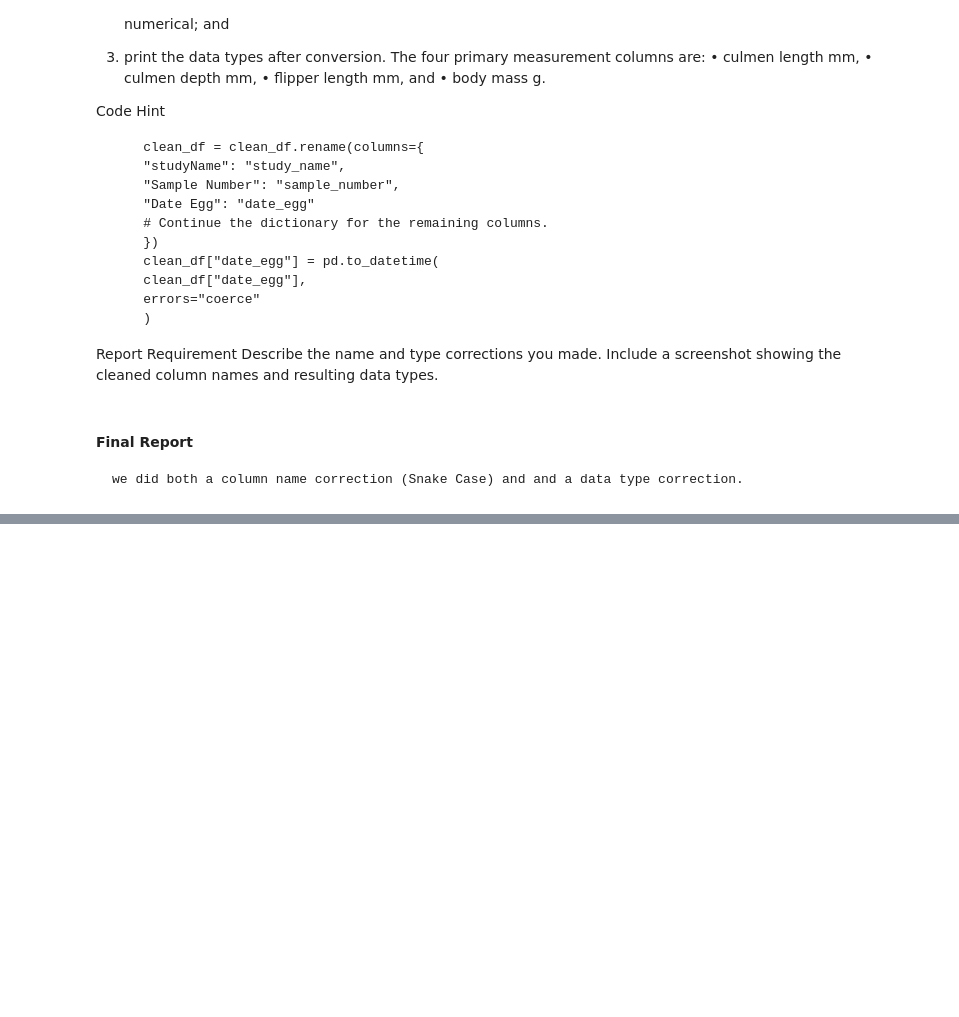
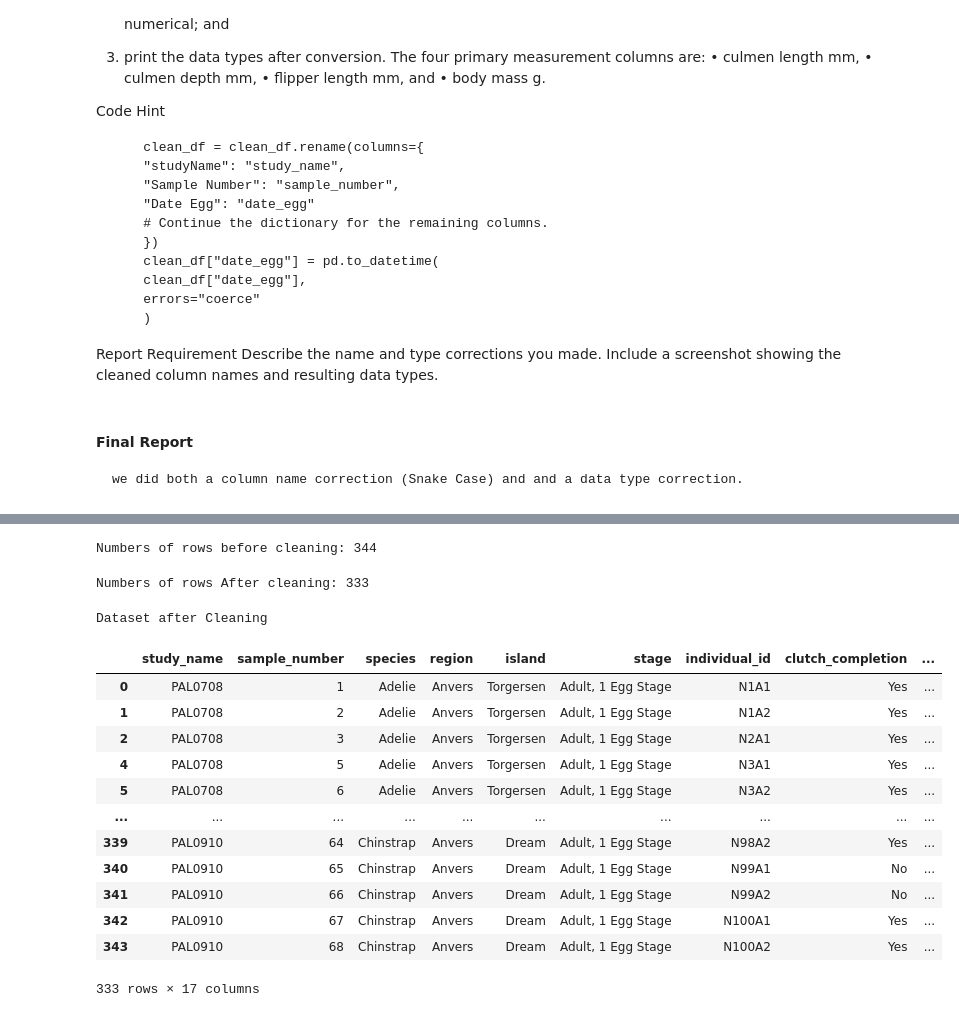
Before and after one commit to Alhassaned3/Data-Science-Phase-I, a Jupyter notebook: ADS HW 1.ipynb, the cells around one changed output, grey strips where cells are left out. Saved outputs shown, nothing was run; the diff lists cells and outputs as text; code cells hidden in the pictures; blank space fills up the shorter version.

```diff
--- a/ADS HW 1.ipynb
+++ b/ADS HW 1.ipynb
@@ -194,0 +409,4 @@ dtype: object
+# %%
+print("Numbers of rows before cleaning:", clean_df.shape[0])
+# %% [output]
+Numbers of rows before cleaning: 344
@@ -194,0 +424,22 @@ dtype: object
+# %%
+print("Numbers of rows After cleaning:", clean_df.shape[0])
+# %% [output]
+Numbers of rows After cleaning: 333
+# %%
+print("Dataset after Cleaning")
+clean_df
+# %% [output]
+Dataset after Cleaning
+|  | study_name | sample_number | species | region | island | stage | individual_id | clutch_completion | ... |
+| 0 | PAL0708 | 1 | Adelie | Anvers | Torgersen | Adult, 1 Egg Stage | N1A1 | Yes | ... |
+| 1 | PAL0708 | 2 | Adelie | Anvers | Torgersen | Adult, 1 Egg Stage | N1A2 | Yes | ... |
+| 2 | PAL0708 | 3 | Adelie | Anvers | Torgersen | Adult, 1 Egg Stage | N2A1 | Yes | ... |
+| 4 | PAL0708 | 5 | Adelie | Anvers | Torgersen | Adult, 1 Egg Stage | N3A1 | Yes | ... |
+| 5 | PAL0708 | 6 | Adelie | Anvers | Torgersen | Adult, 1 Egg Stage | N3A2 | Yes | ... |
+| ... | ... | ... | ... | ... | ... | ... | ... | ... | ... |
+| 339 | PAL0910 | 64 | Chinstrap | Anvers | Dream | Adult, 1 Egg Stage | N98A2 | Yes | ... |
+| 340 | PAL0910 | 65 | Chinstrap | Anvers | Dream | Adult, 1 Egg Stage | N99A1 | No | ... |
+| 341 | PAL0910 | 66 | Chinstrap | Anvers | Dream | Adult, 1 Egg Stage | N99A2 | No | ... |
+| 342 | PAL0910 | 67 | Chinstrap | Anvers | Dream | Adult, 1 Egg Stage | N100A1 | Yes | ... |
+| 343 | PAL0910 | 68 | Chinstrap | Anvers | Dream | Adult, 1 Egg Stage | N100A2 | Yes | ... |
+333 rows × 17 columns
```
Also changed, not shown: parts of 86 cells of this notebook.
